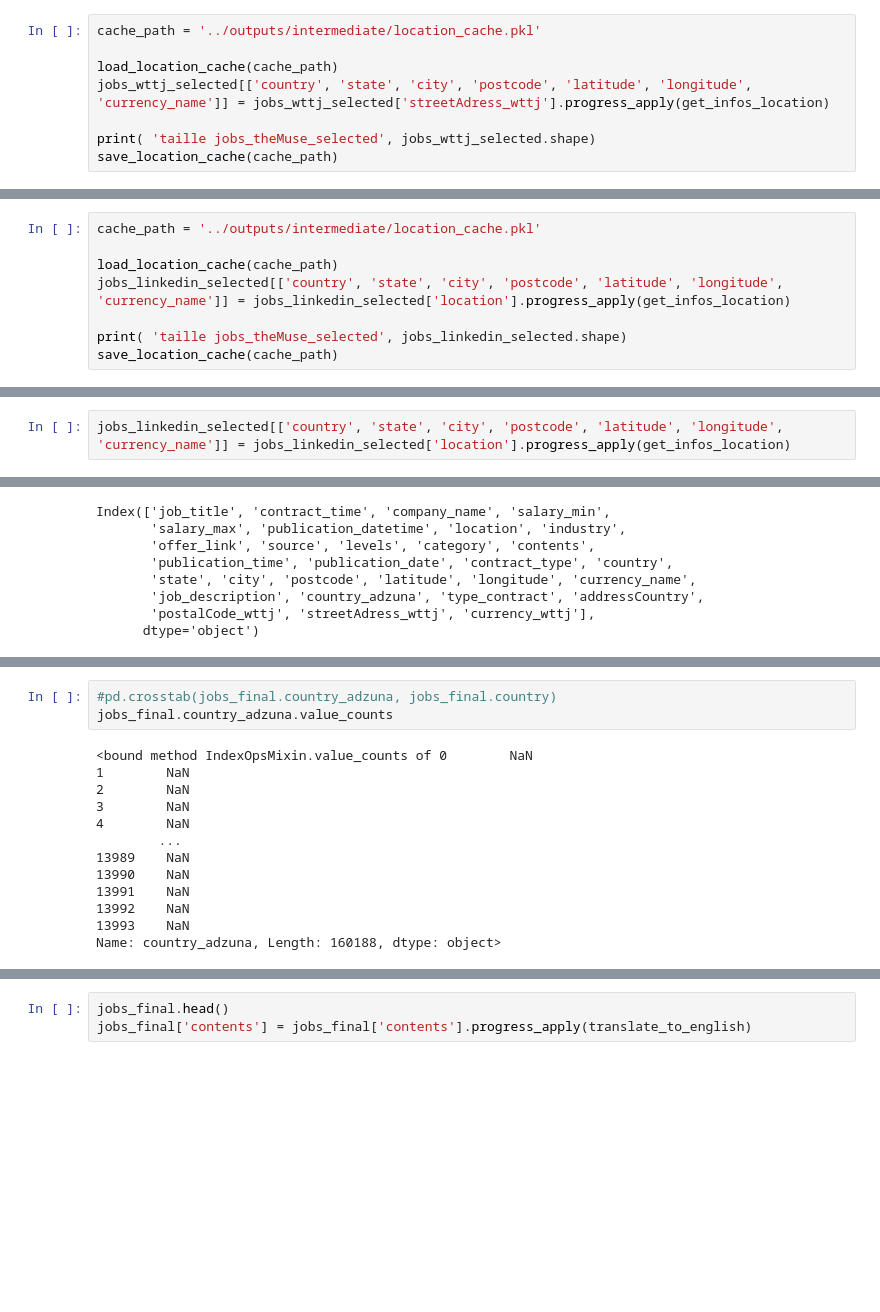
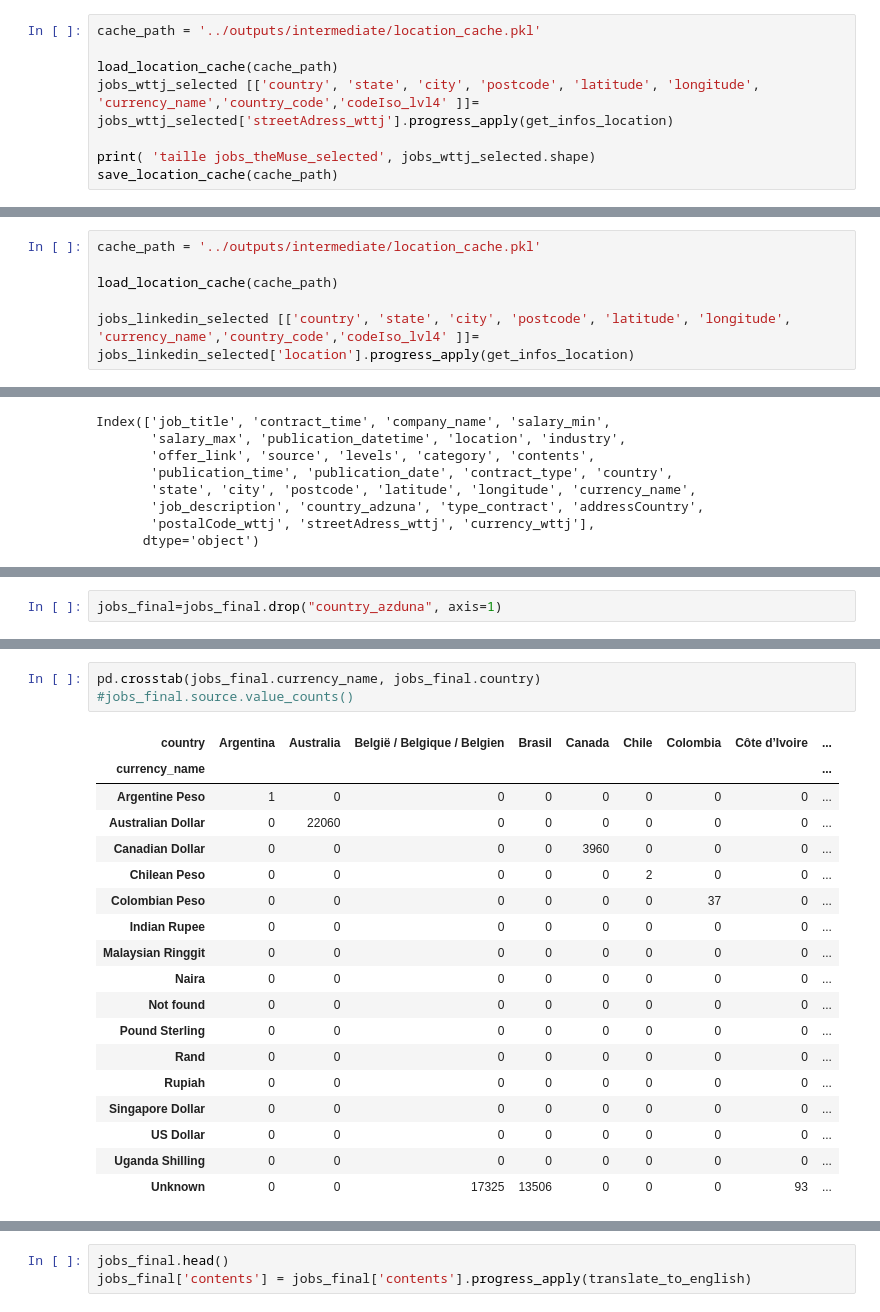
Before and after one commit to sodagt/JobMarket, a Jupyter notebook: processing/process_jobs.ipynb, the cells around one changed output, grey strips where cells are left out. Drawn from its saved outputs; the diff is of its cells as text; blank space fills up the shorter version.

```diff
--- a/processing/process_jobs.ipynb
+++ b/processing/process_jobs.ipynb
@@ -314,7 +280,7 @@ jobs_wttj_selected.head()
 cache_path = '../outputs/intermediate/location_cache.pkl'
 
 load_location_cache(cache_path)
-jobs_wttj_selected[['country', 'state', 'city', 'postcode', 'latitude', 'longitude', 'currency_name']] = jobs_wttj_selected['streetAdress_wttj'].progress_apply(get_infos_location)
+jobs_wttj_selected [['country', 'state', 'city', 'postcode', 'latitude', 'longitude', 'currency_name','country_code','codeIso_lvl4' ]]= jobs_wttj_selected['streetAdress_wttj'].progress_apply(get_infos_location)
 
 print( 'taille jobs_theMuse_selected', jobs_wttj_selected.shape)
 save_location_cache(cache_path)
@@ -363,12 +329,8 @@ jobs_linkedin_selected.head()
 cache_path = '../outputs/intermediate/location_cache.pkl'
 
 load_location_cache(cache_path)
-jobs_linkedin_selected[['country', 'state', 'city', 'postcode', 'latitude', 'longitude', 'currency_name']] = jobs_linkedin_selected['location'].progress_apply(get_infos_location)
 
-print( 'taille jobs_theMuse_selected', jobs_linkedin_selected.shape)
-save_location_cache(cache_path)
+jobs_linkedin_selected [['country', 'state', 'city', 'postcode', 'latitude', 'longitude', 'currency_name','country_code','codeIso_lvl4' ]]= jobs_linkedin_selected['location'].progress_apply(get_infos_location)
 # %% [output]
 Cache chargé.
 taille jobs_theMuse_selected (7270, 23)
-# %%
-jobs_linkedin_selected[['country', 'state', 'city', 'postcode', 'latitude', 'longitude', 'currency_name']] = jobs_linkedin_selected['location'].progress_apply(get_infos_location)
@@ -409,0 +360,2 @@ jobs_final.head()
+# %%
+jobs_final=jobs_final.drop("country_azduna", axis=1)
@@ -410,16 +370,22 @@ jobs_final.head()
 # %%
-#pd.crosstab(jobs_final.country_adzuna, jobs_final.country)
-jobs_final.country_adzuna.value_counts
+pd.crosstab(jobs_final.currency_name, jobs_final.country)
+#jobs_final.source.value_counts()
 # %% [output]
-<bound method IndexOpsMixin.value_counts of 0        NaN
-1        NaN
-2        NaN
-3        NaN
-4        NaN
-        ...
-13989    NaN
-13990    NaN
-13991    NaN
-13992    NaN
-13993    NaN
-Name: country_adzuna, Length: 160188, dtype: object>
+| country | Argentina | Australia | België / Belgique / Belgien | Brasil | Canada | Chile | Colombia | Côte d’Ivoire | ... |
+| currency_name |  |  |  |  |  |  |  |  | ... |
+| Argentine Peso | 1 | 0 | 0 | 0 | 0 | 0 | 0 | 0 | ... |
+| Australian Dollar | 0 | 22060 | 0 | 0 | 0 | 0 | 0 | 0 | ... |
+| Canadian Dollar | 0 | 0 | 0 | 0 | 3960 | 0 | 0 | 0 | ... |
+| Chilean Peso | 0 | 0 | 0 | 0 | 0 | 2 | 0 | 0 | ... |
+| Colombian Peso | 0 | 0 | 0 | 0 | 0 | 0 | 37 | 0 | ... |
+| Indian Rupee | 0 | 0 | 0 | 0 | 0 | 0 | 0 | 0 | ... |
+| Malaysian Ringgit | 0 | 0 | 0 | 0 | 0 | 0 | 0 | 0 | ... |
+| Naira | 0 | 0 | 0 | 0 | 0 | 0 | 0 | 0 | ... |
+| Not found | 0 | 0 | 0 | 0 | 0 | 0 | 0 | 0 | ... |
+| Pound Sterling | 0 | 0 | 0 | 0 | 0 | 0 | 0 | 0 | ... |
+| Rand | 0 | 0 | 0 | 0 | 0 | 0 | 0 | 0 | ... |
+| Rupiah | 0 | 0 | 0 | 0 | 0 | 0 | 0 | 0 | ... |
+| Singapore Dollar | 0 | 0 | 0 | 0 | 0 | 0 | 0 | 0 | ... |
+| US Dollar | 0 | 0 | 0 | 0 | 0 | 0 | 0 | 0 | ... |
+| Uganda Shilling | 0 | 0 | 0 | 0 | 0 | 0 | 0 | 0 | ... |
+| Unknown | 0 | 0 | 17325 | 13506 | 0 | 0 | 0 | 93 | ... |
```
Also changed, not shown: parts of 27 cells of this notebook, 10 other files.
